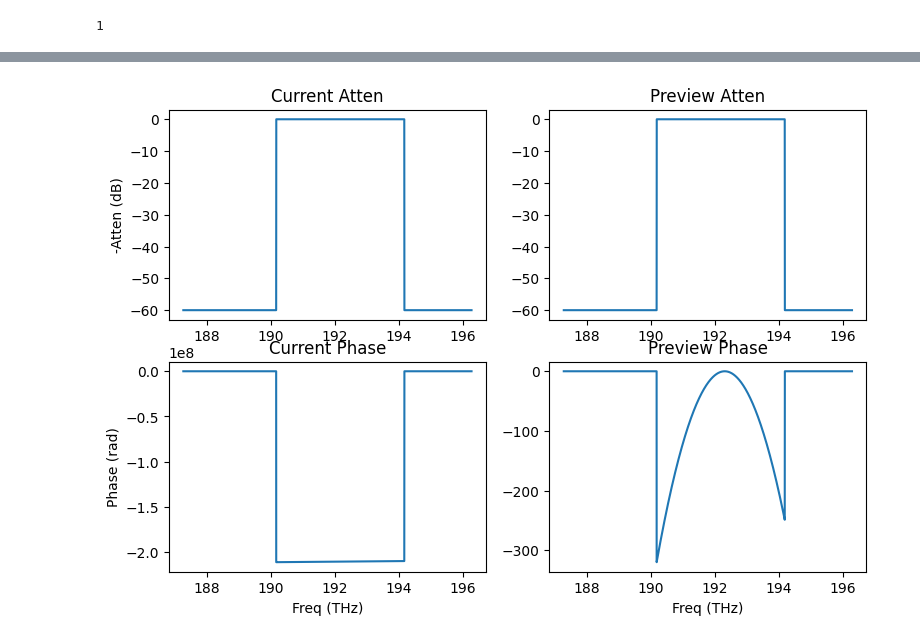
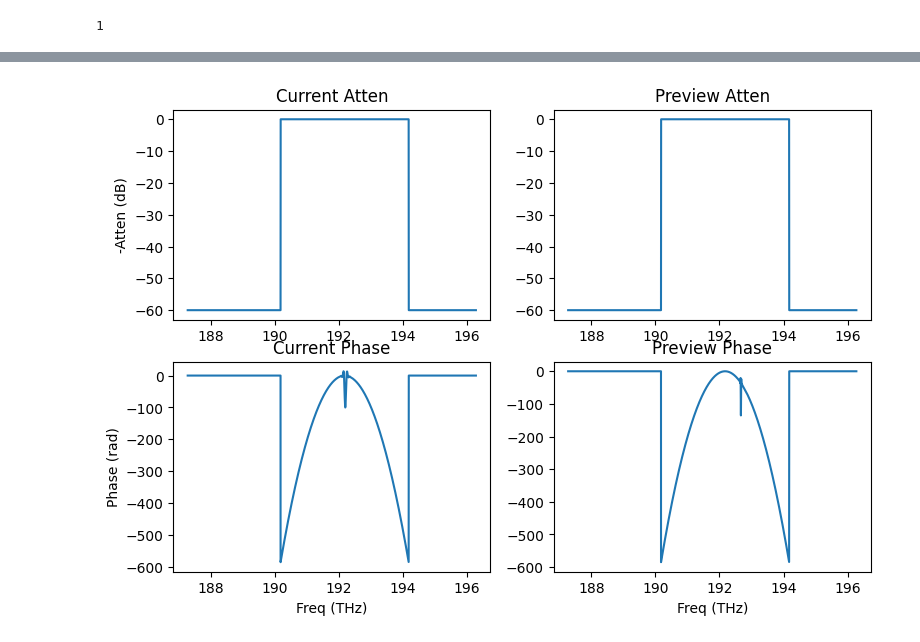
Before and after one commit to kester2015/KeckLFC-deploy, a Jupyter notebook: Notebooks/new_laptop_test.ipynb, the cells around one changed output, grey strips where cells are left out. Drawn from its saved outputs; the diff is of its cells as text; code cells hidden in the pictures.

Commit message:
phase optimization 2

```diff
--- a/Notebooks/new_laptop_test.ipynb
+++ b/Notebooks/new_laptop_test.ipynb
@@ -591,6 +745,13 @@ phase=wsp.give_2ndDisp_phase(x,d2=-5.7)
 # %%
 aa=-5.7 * ((x - 1560) * 2 * np.pi)**2 / 2
 # %%
-n_pt = 35
-x_freq = np.linspace(192.3-n_pt*16e-3, 192.3+n_pt*16e-3, 16)
-y_phase = ((x_freq-192.3) ** 2 * (2*np.pi) ** 2 * 1.3/2*-2.76) + 0/((x_freq-192.3) ** 4 * (2*np.pi) ** 2 * 1.3/2+1)
+x_nm=np.arange(1553,1567,0.06)
+x_hz=wsp.nm2thz(x_nm)
+#x_freq = np.linspace(192.175-2, 192.175+2, 100)
+y_phase = ((x_hz-192.175) ** 2 * (2*np.pi) ** 2 * 1.3/2*-5.7)   #+ 0/((x_freq-192.3) ** 4 * (2*np.pi) ** 2 * 1.3/2+1)
+y_phase[50]=y_phase[50]-100
+
+wsp.set_interp_phase(x_hz, y_phase)
+wsp.setBandPass(center=192.174,span=4)
+wsp.plotStatus()
+wsp.writeProfile()
@@ -602,0 +758,2 @@ plt.plot(x,aa)
+# %%
+x_hz=wsp.nm2thz(x_nm)
@@ -603,5 +786,6 @@ plt.plot(x,aa)
 # %%
-wsp.set_interp_phase(x_freq, y_phase)
+wsp.set_interp_phase(x_hz, y_phase)
+wsp.setBandPass(center=192.174,span=4)
 wsp.plotStatus()
 wsp.writeProfile()
 # %% [output]
@@ -611,5 +797,5 @@ Waveshaper Set interp phase with center 192.17465256410256 THz.
 Waveshaper profile write successful.
-[figure, old version]
+[figure, new version]
 # %%
 wsp.set3rdDisper(d2=-5.7,d3=0.)#6.3 -5.7
 wsp.setBandPass(center=192.174,span=4)
```
Also changed, not shown: parts of 28 cells of this notebook, 1 other file.
